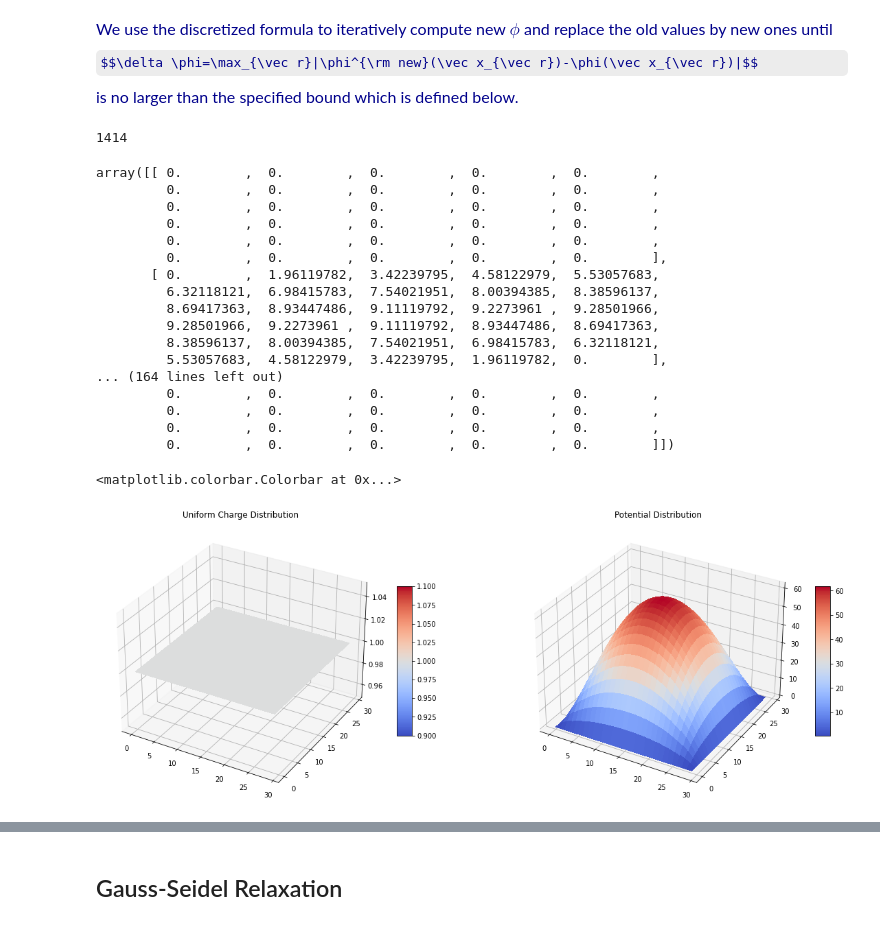
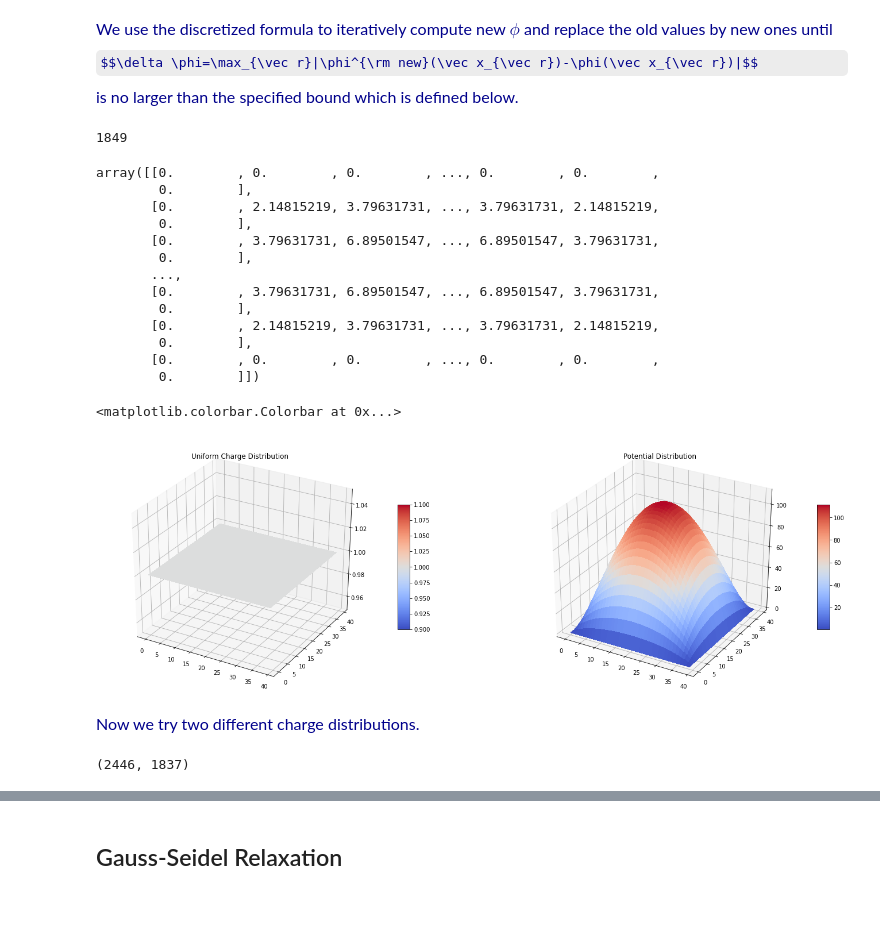
Before and after one commit to hylu666/hku-physics4150, a Jupyter notebook: Solving_Differential_Equations/Partial_Differential_Equations_1_Relaxation.ipynb, the cells around one changed output, grey strips where cells are left out. Drawn from its saved outputs; the diff is of its cells as text; code cells hidden in the pictures; some formulas as TeX source.

```diff
--- a/Solving_Differential_Equations/Partial_Differential_Equations_1_Relaxation.ipynb
+++ b/Solving_Differential_Equations/Partial_Differential_Equations_1_Relaxation.ipynb
@@ -9,7 +9,7 @@ import copy
 # %%
 ### you can change the initial conditions in this cell for all methods below, including N and the charge_density
 
-N=30 #2 of N are boundaries
+N=40 #2 of N are boundaries
 d=2
 epsilon=1
 h=1
@@ -43,50 +43,48 @@ def jacobi_relaxation(bound_jr):
         #print(iterations,max_delta)
     return iterations,potential_new
 # %%
-iterations_jr,potential_jr=jacobi_relaxation(0.0001)
+iterations_jr,potential_jr=jacobi_relaxation(0.001)
 # %%
 iterations_jr #iterations_needed
 # %% [output]
-1414
+1849
 # %%
 potential_jr[0:N,0:N]
 # %% [output]
-array([[ 0.        ,  0.        ,  0.        ,  0.        ,  0.        ,
-         0.        ,  0.        ,  0.        ,  0.        ,  0.        ,
-         0.        ,  0.        ,  0.        ,  0.        ,  0.        ,
-         0.        ,  0.        ,  0.        ,  0.        ,  0.        ,
-         0.        ,  0.        ,  0.        ,  0.        ,  0.        ,
-         0.        ,  0.        ,  0.        ,  0.        ,  0.        ],
-       [ 0.        ,  1.96119782,  3.42239795,  4.58122979,  5.53057683,
-         6.32118121,  6.98415783,  7.54021951,  8.00394385,  8.38596137,
-         8.69417363,  8.93447486,  9.11119792,  9.2273961 ,  9.28501966,
-         9.28501966,  9.2273961 ,  9.11119792,  8.93447486,  8.69417363,
-         8.38596137,  8.00394385,  7.54021951,  6.98415783,  6.32118121,
-         5.53057683,  4.58122979,  3.42239795,  1.96119782,  0.        ],
-... (164 lines left out)
-         0.        ,  0.        ,  0.        ,  0.        ,  0.        ,
-         0.        ,  0.        ,  0.        ,  0.        ,  0.        ,
-         0.        ,  0.        ,  0.        ,  0.        ,  0.        ,
-         0.        ,  0.        ,  0.        ,  0.        ,  0.        ]])
+array([[0.        , 0.        , 0.        , ..., 0.        , 0.        ,
+        0.        ],
+       [0.        , 2.14815219, 3.79631731, ..., 3.79631731, 2.14815219,
+        0.        ],
+       [0.        , 3.79631731, 6.89501547, ..., 6.89501547, 3.79631731,
+        0.        ],
+       ...,
+       [0.        , 3.79631731, 6.89501547, ..., 6.89501547, 3.79631731,
+        0.        ],
+       [0.        , 2.14815219, 3.79631731, ..., 3.79631731, 2.14815219,
+        0.        ],
+       [0.        , 0.        , 0.        , ..., 0.        , 0.        ,
+        0.        ]])
 # %%
 from matplotlib import cm
-fig_jr=plt.figure(figsize=(20,8))
+fig_jr=plt.figure(figsize=(24,8))
 ax1_jr = fig_jr.add_subplot(1, 2, 1, projection='3d')
 X1 = np.arange(0,N)
 Y1 = np.arange(0,N)
 X1, Y1 = np.meshgrid(X1, Y1)
 Z1_jr = charge_density[0:N,0:N]
 surf1_jr = ax1_jr.plot_surface(X1, Y1, Z1_jr, rstride=1, cstride=1, cmap=cm.coolwarm,
                        linewidth=0, antialiased=False)
 ax1_jr.set_title('Uniform Charge Distribution')
 fig_jr.colorbar(surf1_jr, shrink=0.5, aspect=10)
 
 ax3_jr = fig_jr.add_subplot(1, 2, 2, projection='3d')
 Z3_jr = potential_jr[0:N,0:N]
 surf3_jr = ax3_jr.plot_surface(X1, Y1, Z3_jr, rstride=1, cstride=1, cmap=cm.coolwarm,
                        linewidth=0, antialiased=False)
 ax3_jr.set_title('Potential Distribution')
 fig_jr.colorbar(surf3_jr, shrink=0.5, aspect=10)
 # %% [output]
 <matplotlib.colorbar.Colorbar at 0x...>
-[figure, old version]
+[figure, new version]
+# %% [markdown]
+<font  face=Times color=darkblue size=3> Now we try two different charge distributions.
@@ -92,0 +103,4 @@ fig_jr.colorbar(surf3_jr, shrink=0.5, aspect=10)
+# %%
+iterations_jr_1,iterations_jr_2
+# %% [output]
+(2446, 1837)
```
Also changed, not shown: parts of 15 cells of this notebook.
